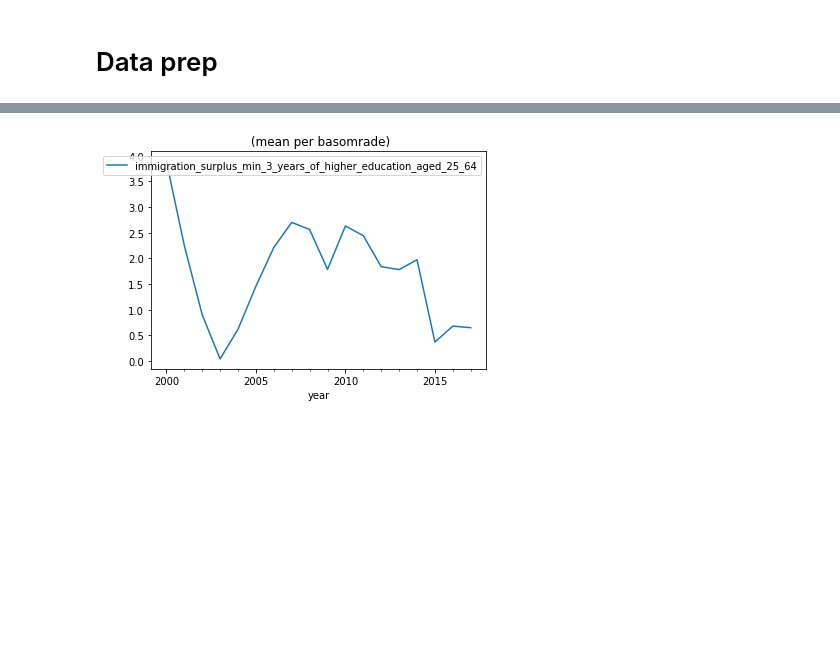
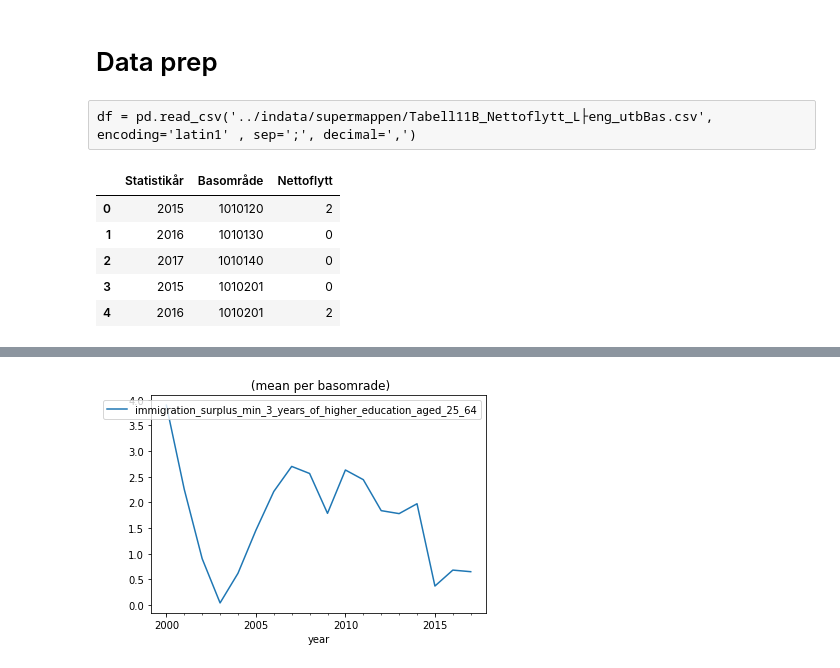
Before and after one commit to geoinfobyran/sodertornsmodellen-update, a Jupyter notebook: immigration_surplus_min_3_years_of_higher_education_aged_25_64.ipynb, the cells around one changed output, grey strips where cells are left out. Cells and saved outputs as stored; diff of their text form; code cells hidden in the pictures; blank space fills up the shorter version.

```diff
--- a/immigration_surplus_min_3_years_of_higher_education_aged_25_64.ipynb
+++ b/immigration_surplus_min_3_years_of_higher_education_aged_25_64.ipynb
@@ -16,0 +15,2 @@ df = pd.read_csv('../indata/supermappen/Tabell11B_Nettoflytt_L├еng_utbBas.csv
+# %% [raw]
+df = pd.read_csv('../indata/supermappen/Tabell11B_Nettoflytt_L├еng_utbBas.csv', encoding='latin1' , sep=';', decimal=',')
@@ -17,3 +19,12 @@ df = pd.read_csv('../indata/supermappen/Tabell11B_Nettoflytt_L├еng_utbBas.csv
+# %%
+df.head()
+# %% [output]
+|  | Statistikår | Basområde | Nettoflytt |
+| 0 | 2015 | 1010120 | 2 |
+| 1 | 2016 | 1010130 | 0 |
+| 2 | 2017 | 1010140 | 0 |
+| 3 | 2015 | 1010201 | 0 |
+| 4 | 2016 | 1010201 | 2 |
 # %%
 df = df.rename(columns={
     'Statistikår': 'year',
```
Also changed, not shown: parts of 4 cells of this notebook, 3 other files.
